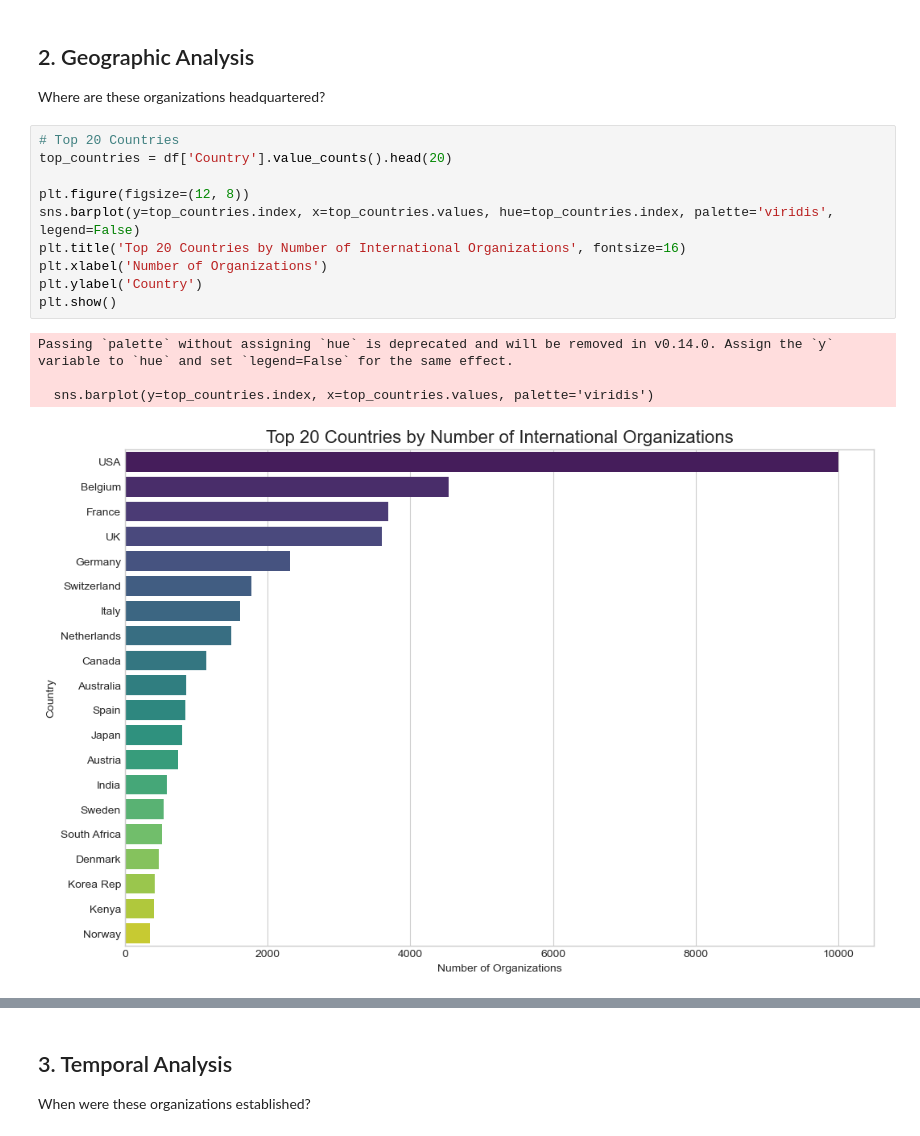
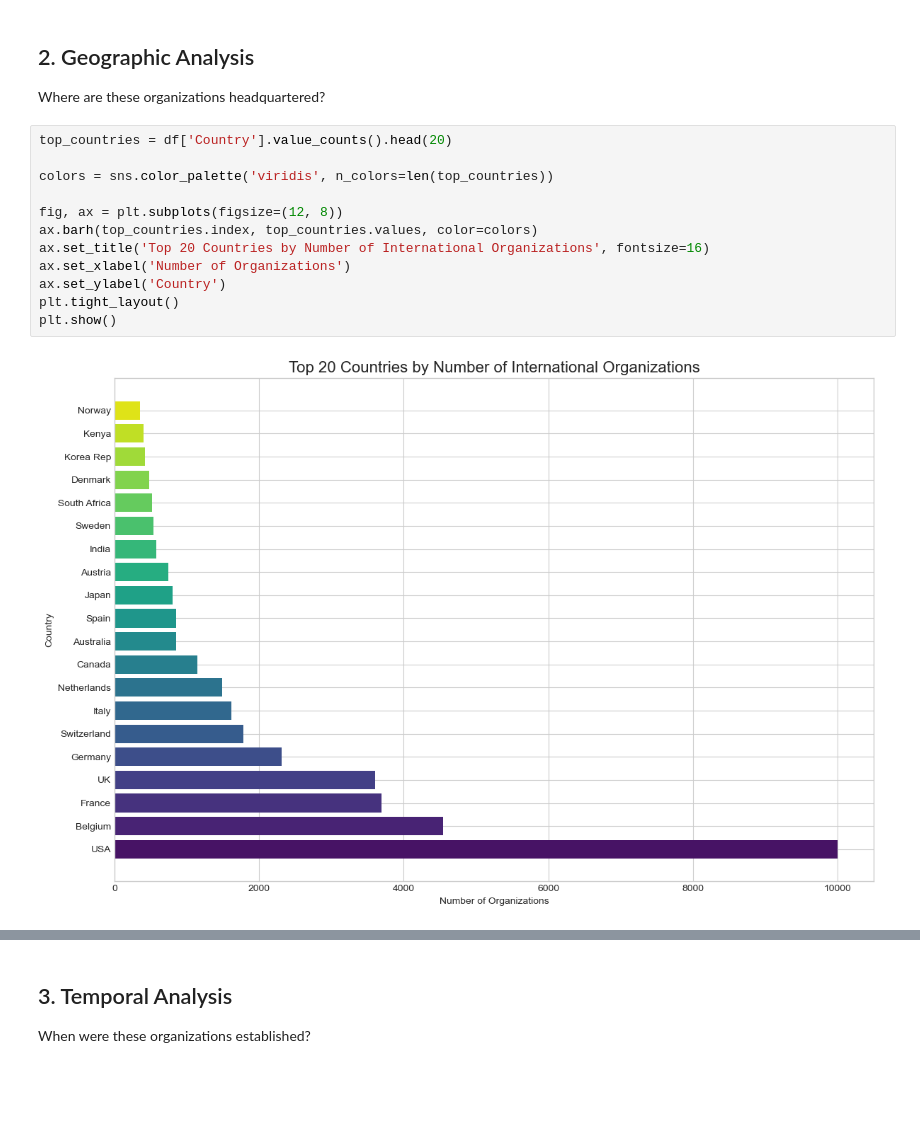
Before and after one commit to androidilicious/ybio-scraper, a Jupyter notebook: analysis/analysis.ipynb, the cells around one changed output, grey strips where cells are left out. Drawn from its saved outputs; the diff is of its cells as text; blank space fills up the shorter version.

```diff
--- a/analysis/analysis.ipynb
+++ b/analysis/analysis.ipynb
@@ -81,18 +82,17 @@ UID                  0         0.00
 ## 2. Geographic Analysis
 Where are these organizations headquartered?
 # %%
-# Top 20 Countries
 top_countries = df['Country'].value_counts().head(20)
 
-plt.figure(figsize=(12, 8))
-sns.barplot(y=top_countries.index, x=top_countries.values, hue=top_countries.index, palette='viridis', legend=False)
-plt.title('Top 20 Countries by Number of International Organizations', fontsize=16)
-plt.xlabel('Number of Organizations')
-plt.ylabel('Country')
+colors = sns.color_palette('viridis', n_colors=len(top_countries))
+
+fig, ax = plt.subplots(figsize=(12, 8))
+ax.barh(top_countries.index, top_countries.values, color=colors)
+ax.set_title('Top 20 Countries by Number of International Organizations', fontsize=16)
+ax.set_xlabel('Number of Organizations')
+ax.set_ylabel('Country')
+plt.tight_layout()
 plt.show()
 # %% [output]
-Passing `palette` without assigning `hue` is deprecated and will be removed in v0.14.0. Assign the `y` variable to `hue` and set `legend=False` for the same effect.
-
-  sns.barplot(y=top_countries.index, x=top_countries.values, palette='viridis')
-[figure, old version]
+[figure, new version]
 # %%
```
Also changed, not shown: parts of 6 cells of this notebook.
